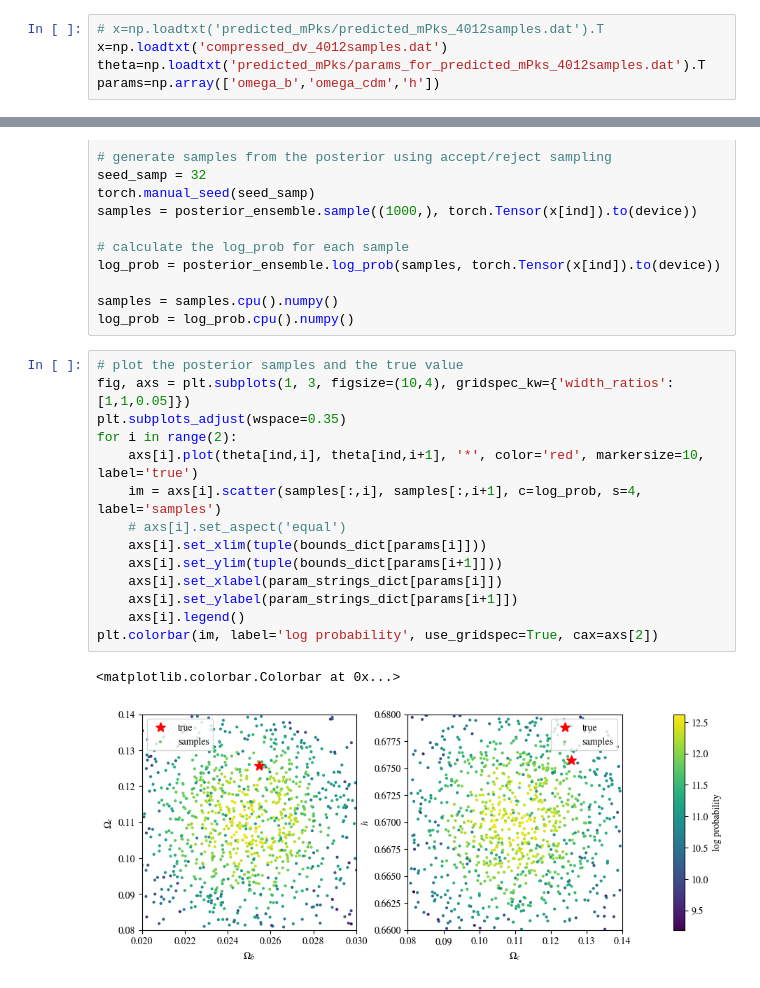
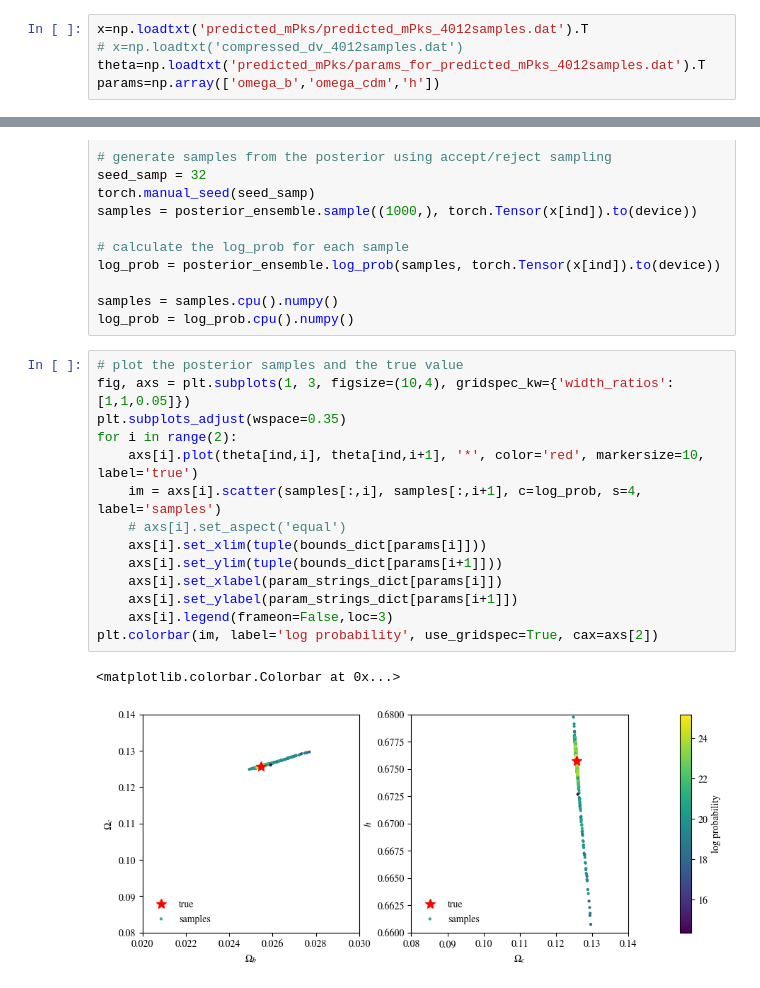
Before and after one commit to davidesciotti/AstroDat, a Jupyter notebook: power_spectrum_beth.ipynb, the cells around one changed output, grey strips where cells are left out. Drawn from its saved outputs; the diff is of its cells as text.

```diff
--- a/power_spectrum_beth.ipynb
+++ b/power_spectrum_beth.ipynb
@@ -266,8 +266,8 @@ The autoreload extension is already loaded. To reload it, use:
   %reload_ext autoreload
 Device: cpu
 # %%
-# x=np.loadtxt('predicted_mPks/predicted_mPks_4012samples.dat').T
-x=np.loadtxt('compressed_dv_4012samples.dat')
+x=np.loadtxt('predicted_mPks/predicted_mPks_4012samples.dat').T
+# x=np.loadtxt('compressed_dv_4012samples.dat')
 theta=np.loadtxt('predicted_mPks/params_for_predicted_mPks_4012samples.dat').T
 params=np.array(['omega_b','omega_cdm','h'])
 # %%
@@ -372,20 +372,20 @@ log_prob = log_prob.cpu().numpy()
 # %%
 # plot the posterior samples and the true value
 fig, axs = plt.subplots(1, 3, figsize=(10,4), gridspec_kw={'width_ratios': [1,1,0.05]})
 plt.subplots_adjust(wspace=0.35)
 for i in range(2):
     axs[i].plot(theta[ind,i], theta[ind,i+1], '*', color='red', markersize=10, label='true')
     im = axs[i].scatter(samples[:,i], samples[:,i+1], c=log_prob, s=4, label='samples')
     # axs[i].set_aspect('equal')
     axs[i].set_xlim(tuple(bounds_dict[params[i]]))
     axs[i].set_ylim(tuple(bounds_dict[params[i+1]]))
     axs[i].set_xlabel(param_strings_dict[params[i]])
     axs[i].set_ylabel(param_strings_dict[params[i+1]])
-    axs[i].legend()
+    axs[i].legend(frameon=False,loc=3)
 plt.colorbar(im, label='log probability', use_gridspec=True, cax=axs[2])
 # %% [output]
 <matplotlib.colorbar.Colorbar at 0x...>
-[figure, old version]
+[figure, new version]
 # %%
 # use ltu-ili's built-in validation metrics to plot the posterior for this point
 metric = PlotSinglePosterior(
```
Also changed, not shown: parts of 6 cells of this notebook.
